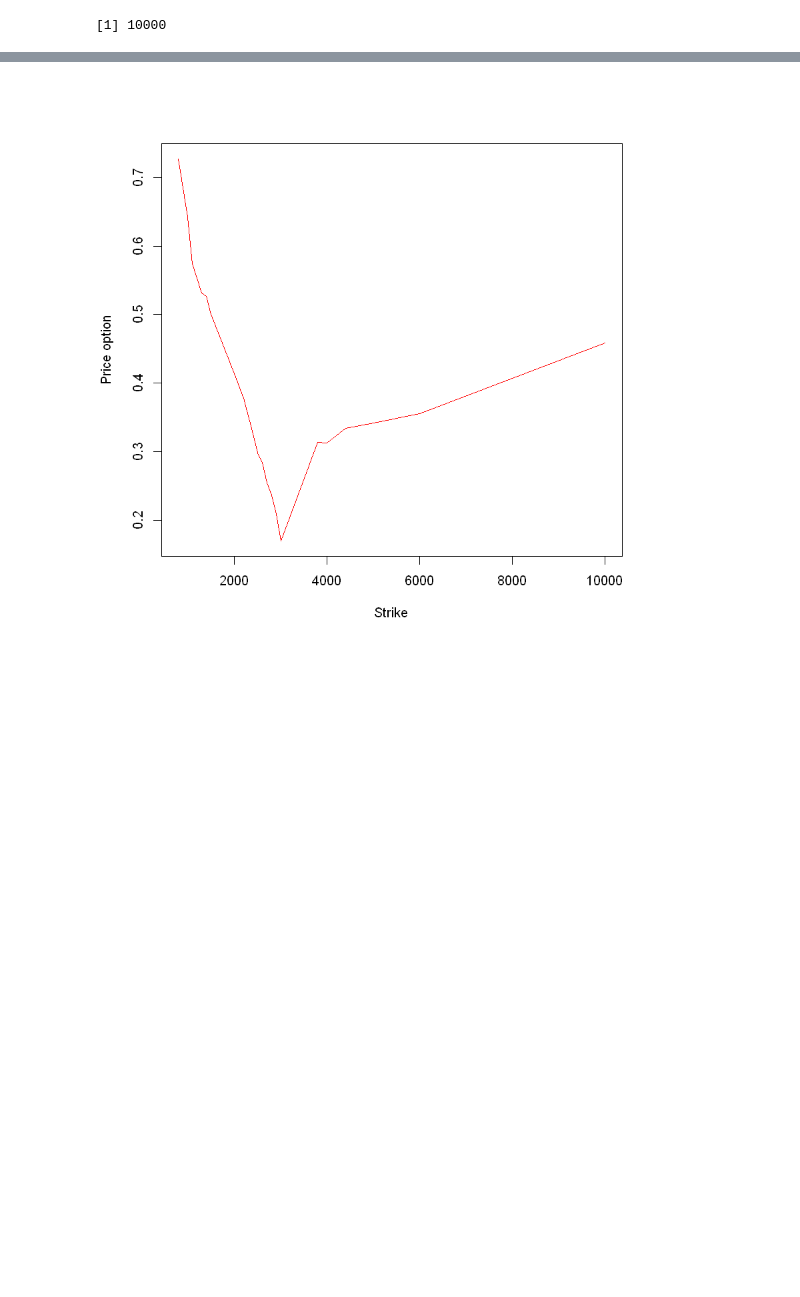
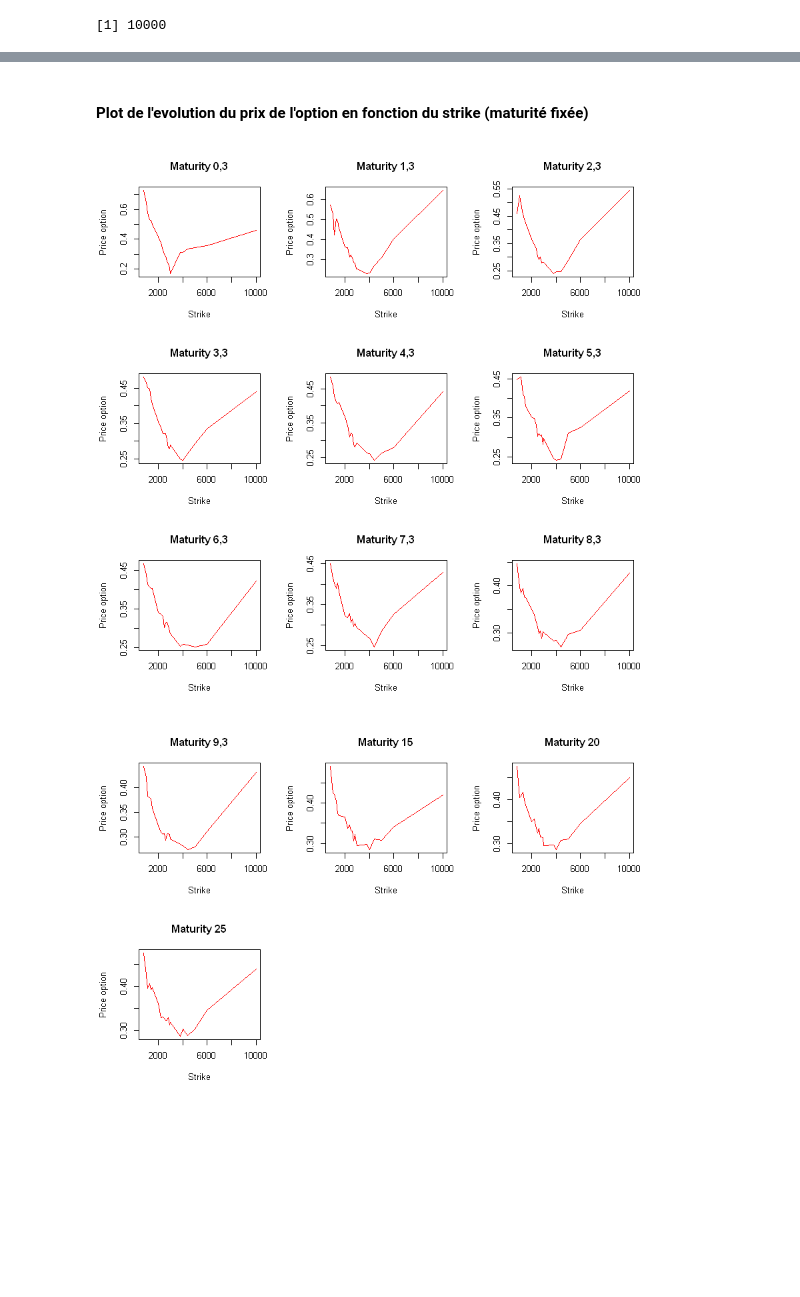
Before and after one commit to bechirbenhassine/Sprint_2_Fil_Rouge, a Jupyter notebook: MatVolat.ipynb, the cells around one changed output, grey strips where cells are left out. Cells and saved outputs as stored; diff of their text form; code cells hidden in the pictures; blank space fills up the shorter version.

Commit message:
updated the plots for fixed strikes and fixed maturity

```diff
--- a/MatVolat.ipynb
+++ b/MatVolat.ipynb
@@ -314,5 +109,19 @@ max(df.var$strike)
+# %% [markdown]
+#### Plot de l'evolution du prix de l'option en fonction du strike (maturité fixée)
 # %%
-
-plot(df$V2 ~ df$V1,xlab = "Strike",ylab = "Price option",col="red", type="l")
+index = 2
+par(mfrow=c(3,3))
+for(name in names(df)){
+    if(name!="V1"){
+        plot(df[,name] ~ df$V1,
+             xlab = "Strike",
+             ylab = "Price option",
+             col="red",
+             type="l",
+             main = paste("Maturity",names[index]))
+        index = index+1
+    }
+}
 # %% [output]
-[figure, old version]
+[figure, new version]
+[figure, added]
```
Also changed, not shown: parts of 6 cells of this notebook.
